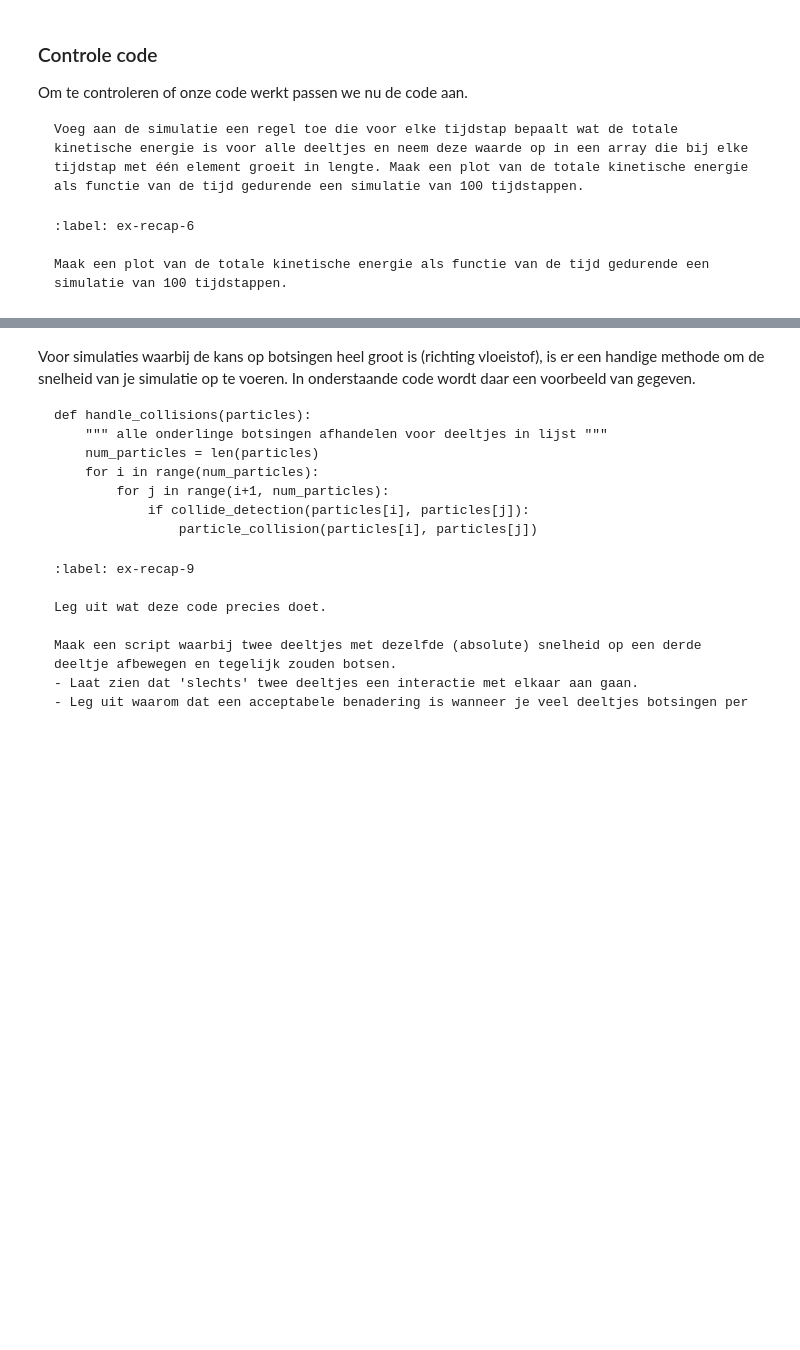
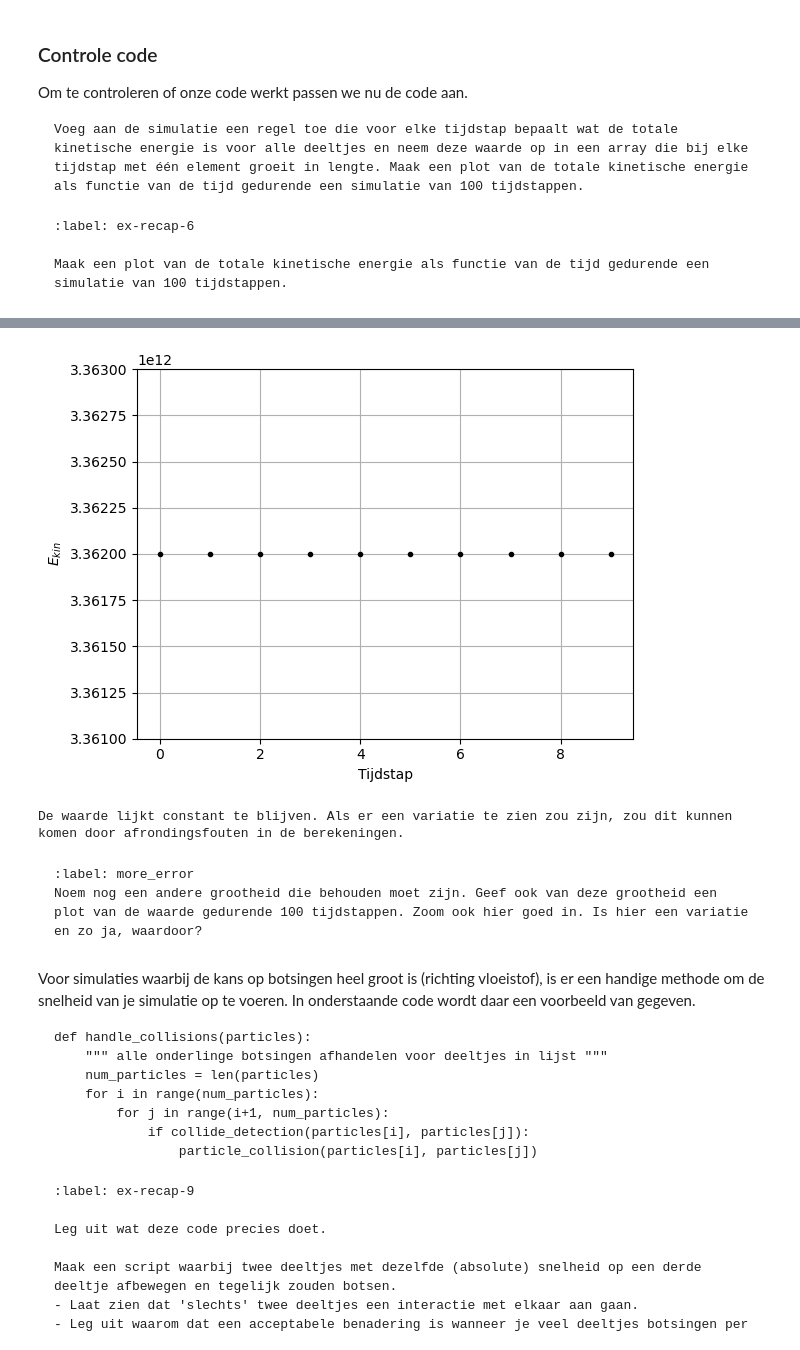
Before and after one commit to Eerkje/Annet-Erik, a Jupyter notebook: Content/PySim/3_recap.ipynb, the cells around one changed output, grey strips where cells are left out. Cells and saved outputs as stored; diff of their text form; code cells hidden in the pictures; blank space fills up the shorter version.

````diff
--- a/Content/PySim/3_recap.ipynb
+++ b/Content/PySim/3_recap.ipynb
@@ -328 +331,19 @@ Noem nog een andere grootheid die behouden moet zijn. Geef ook van deze groothei
+# %%
+#Ingezoomde grafiek van kinetische energie
+plt.figure()
+plt.xlabel('Tijdstap')
+plt.ylabel('$E_{kin}$')
+plt.ylim(3.361e12, 3.363e12)
+plt.plot(tijdstappen[0:10],E_kin_100[0:10], 'k.')
+plt.grid()
+plt.show()
+print('De waarde lijkt constant te blijven. Als er een variatie te zien zou zijn, zou dit kunnen komen door afrondingsfouten in de berekeningen.')
+# %% [output]
+[figure, added]
+De waarde lijkt constant te blijven. Als er een variatie te zien zou zijn, zou dit kunnen komen door afrondingsfouten in de berekeningen.
+# %% [markdown]
+```{exercise}
+:label: more_error
+Noem nog een andere grootheid die behouden moet zijn. Geef ook van deze grootheid een plot van de waarde gedurende 100 tijdstappen. Zoom ook hier goed in. Is hier een variatie en zo ja, waardoor?
+```
 # %%
````
Also changed, not shown: parts of 7 cells of this notebook, 1 other file.
